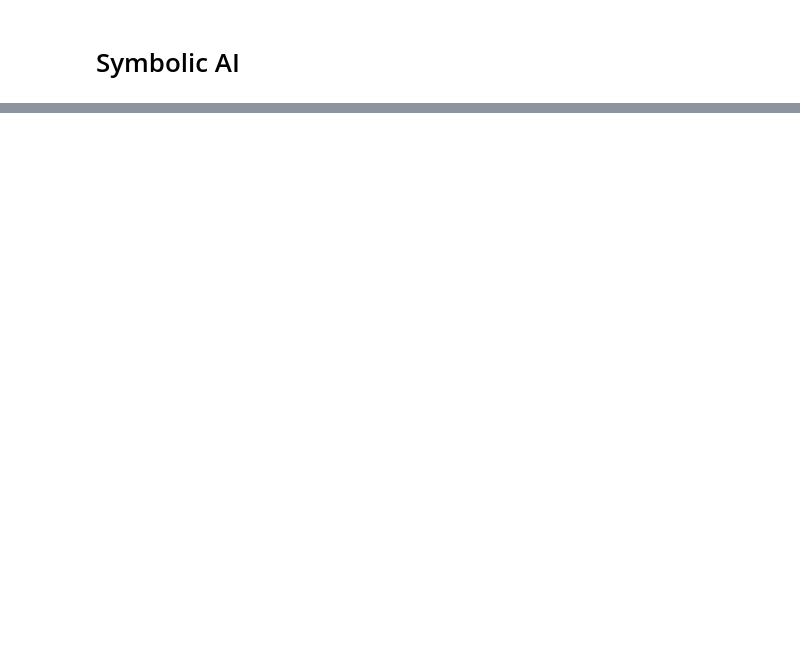
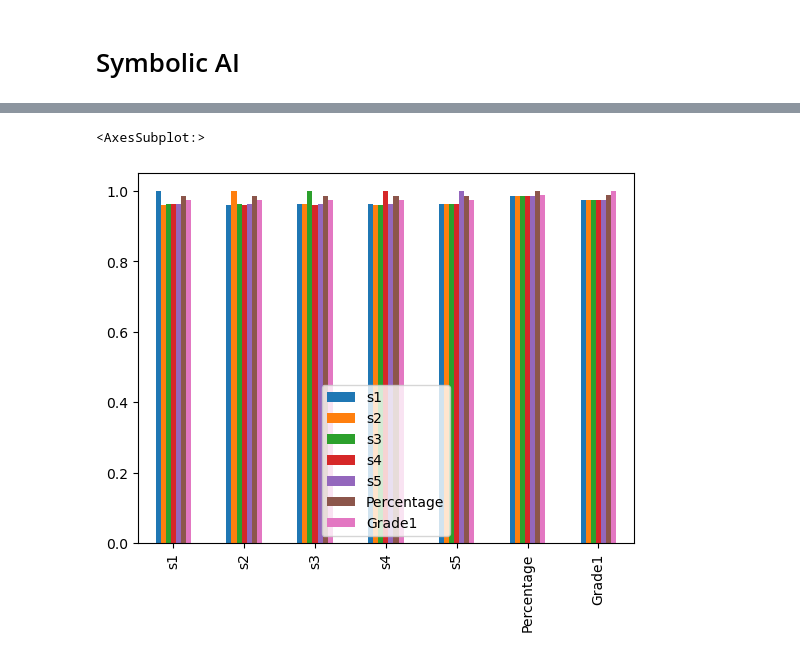
Before and after one commit to EnggQasim/Saylani_Batch4, a Jupyter notebook: 13_Machine_Learning/class11_grading_sytem/grading_system_using_AI.ipynb, the cells around one changed output, grey strips where cells are left out. Drawn from its saved outputs; the diff is of its cells as text; code cells hidden in the pictures; blank space fills up the shorter version.

```diff
--- a/13_Machine_Learning/class11_grading_sytem/grading_system_using_AI.ipynb
+++ b/13_Machine_Learning/class11_grading_sytem/grading_system_using_AI.ipynb
@@ -341,0 +146,13 @@ test[test['Grade'] == test['prediction']]
+# %%
+grades = {
+    "A+":7,
+    "A":6,
+    "B":5,
+    "C":4,
+    "D":3,
+    "E":2,
+    "Fail":1
+}
+
+data['Grade1'] = data.Grade.map(grades)# map with dictionary
+data
@@ -341,0 +173,5 @@ test[test['Grade'] == test['prediction']]
+# %%
+data.corr().plot(kind='bar')
+# %% [output]
+<AxesSubplot:>
+[figure, added]
```
Also changed, not shown: parts of 81 cells of this notebook.
